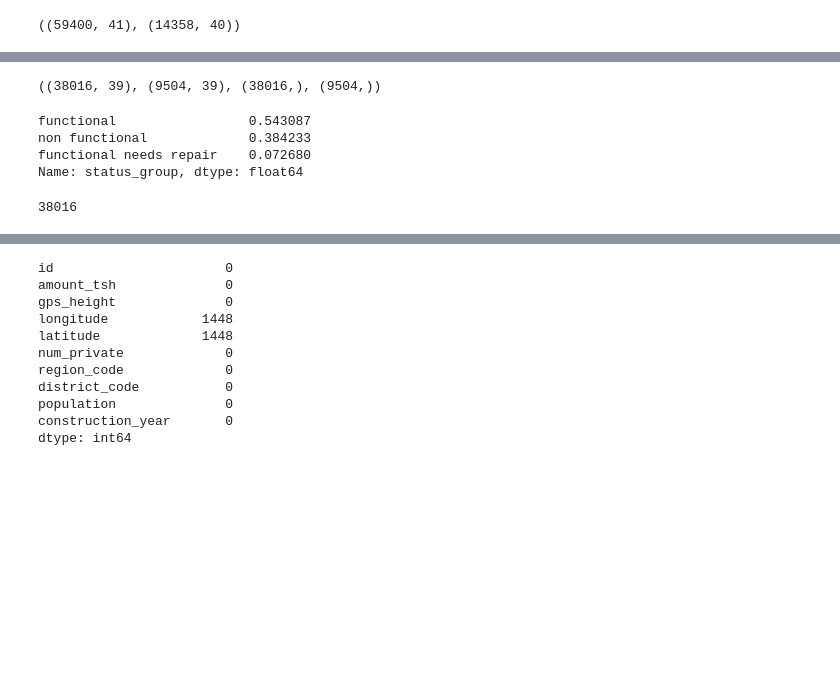
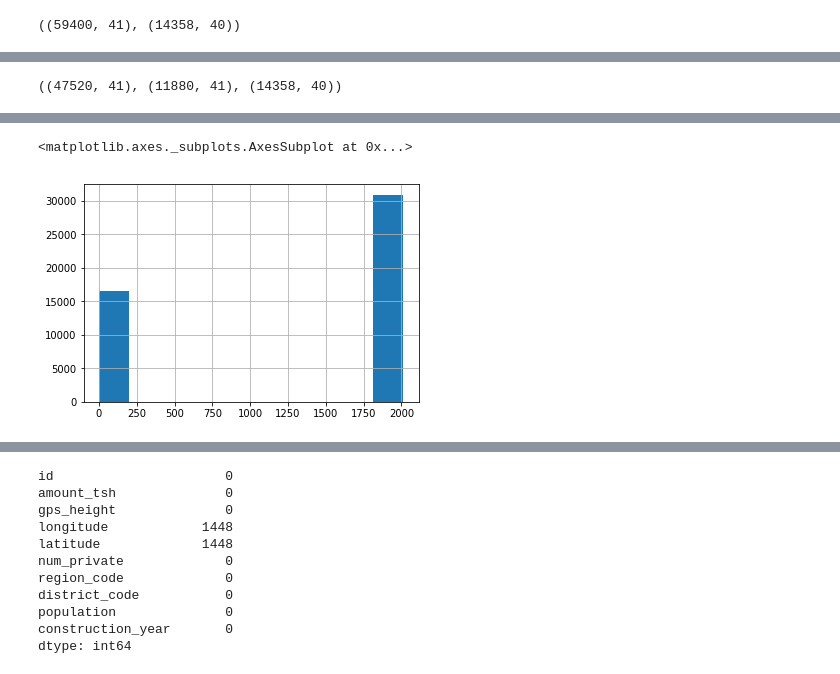
Before and after one commit to adamlutzz/DS-Unit-2-Kaggle-Challenge, a Jupyter notebook: module1/assignment_kaggle_challenge_1.ipynb, the cells around one changed output, grey strips where cells are left out. Cells and saved outputs as stored; diff of their text form; code cells hidden in the pictures; blank space fills up the shorter version.

```diff
--- a/module1/assignment_kaggle_challenge_1.ipynb
+++ b/module1/assignment_kaggle_challenge_1.ipynb
@@ -143,28 +180,11 @@ X_train.shape, y_train.shape
 # %%
-# create X/y_train/val
-X_train, X_val, y_train, y_val = train_test_split(
-    X_train, y_train, train_size = 0.80, test_size = 0.20,
-    stratify = y_train, random_state=42
-)
+# Split train into train & val
+train, val = train_test_split(train, train_size=0.80, test_size=0.20,
+                              stratify=train['status_group'], random_state=11)
 
-X_train.shape, X_val.shape, y_train.shape, y_val.shape
+train.shape, val.shape, test.shape
 # %% [output]
-((38016, 39), (9504, 39), (38016,), (9504,))
+((47520, 41), (11880, 41), (14358, 40))
-# %%
-# check value counts
-y_train.value_counts(normalize=True)
-# %% [output]
-functional                 0.543087
-non functional             0.384233
-functional needs repair    0.072680
-Name: status_group, dtype: float64
-# %%
-# get majority class
-majority_class = y_train.mode()[0]
-y_pred = [majority_class] * len(y_train)
-print(len(y_pred))
-# %% [output]
-38016
 # %%
 import plotly.express as px
 px.scatter(train, x='longitude', y='latitude', color='status_group', opacity=0.1)
@@ -181,0 +210,6 @@ train.head()
+# %%
+# visualize construction year
+train['construction_year'].hist()
+# %% [output]
+<matplotlib.axes._subplots.AxesSubplot at 0x...>
+[figure, added]
```
Also changed, not shown: parts of 12 cells of this notebook.
